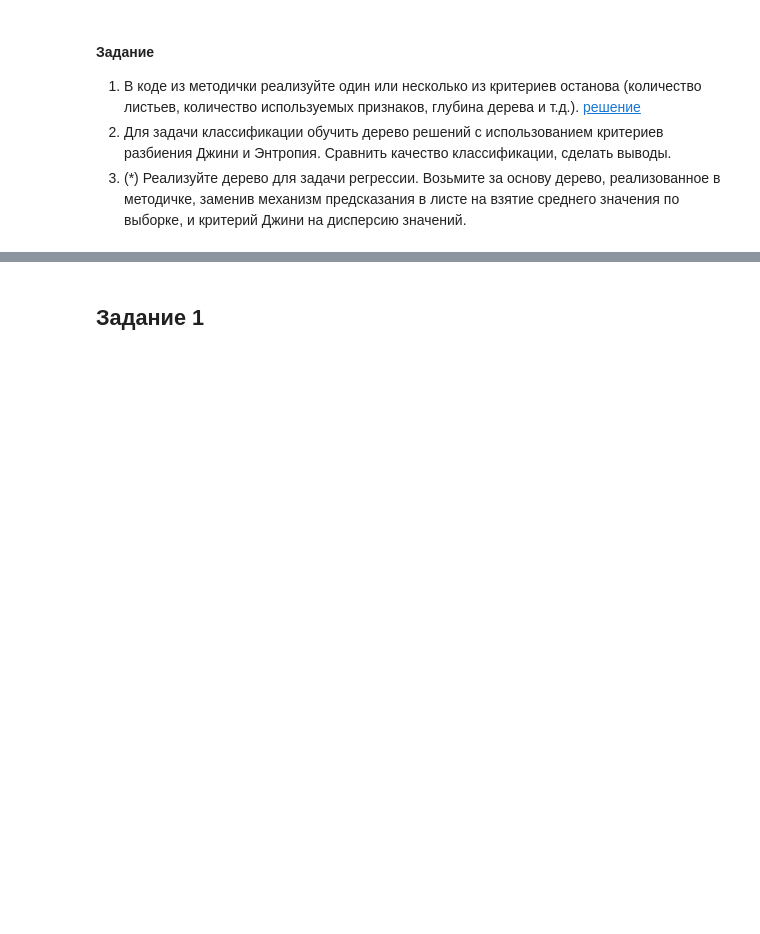
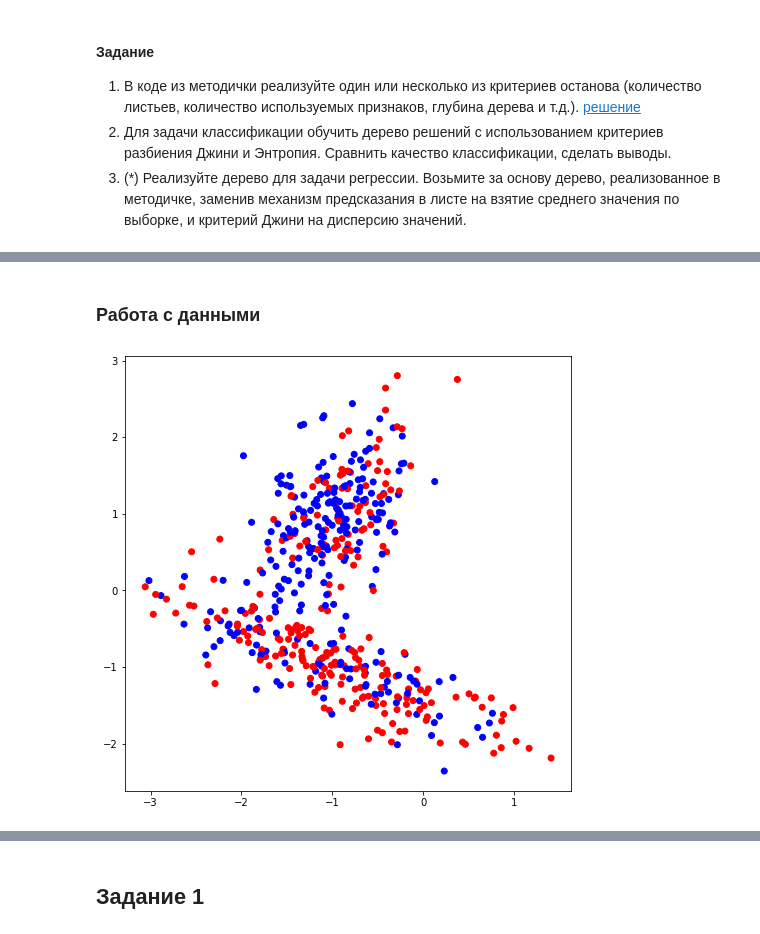
Before and after one commit to alex-chin/gb_data_analysis, a Jupyter notebook: homeworks/home04/home04.ipynb, the cells around one changed output, grey strips where cells are left out. Drawn from its saved outputs; the diff is of its cells as text; code cells hidden in the pictures; blank space fills up the shorter version.

```diff
--- a/homeworks/home04/home04.ipynb
+++ b/homeworks/home04/home04.ipynb
@@ -184,3 +189,5 @@ def predict(data, tree):
         prediction = classify_object(obj, tree)
         classes.append(prediction)
     return classes
+# %% [markdown]
+### Работа с данными
@@ -187,12 +205,25 @@ def predict(data, tree):
 # %%
+# визуализируем сгенерированные данные
+
+colors = ListedColormap(['red', 'blue'])
+light_colors = ListedColormap(['lightcoral', 'lightblue'])
+
+plt.figure(figsize=(8, 8))
+plt.scatter(list(map(lambda x: x[0], classification_data)),
+            list(map(lambda x: x[1], classification_data)),
+            c=classification_labels, cmap=colors)
+
 # Разобьем выборку на обучающую и тестовую
 
 from sklearn import model_selection
 
-train_data, test_data, train_labels, test_labels = model_selection.train_test_split(classification_data,
-                                                                                    classification_labels,
-                                                                                    test_size=0.3,
-                                                                                    random_state=1)
+train_data, test_data, train_labels, test_labels =\
+    model_selection.train_test_split(classification_data,
+                                     classification_labels,
+                                     test_size=0.3,
+                                     random_state=1)
+# %% [output]
+[figure, added]
 # %%
 # Построим дерево по обучающей выборке
 my_tree = build_tree(train_data, train_labels, max_depth=2)
```
Also changed, not shown: parts of 20 cells of this notebook.
